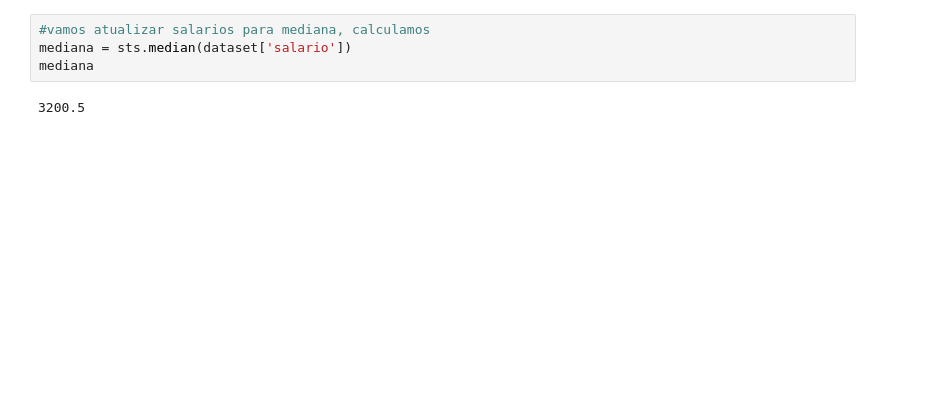
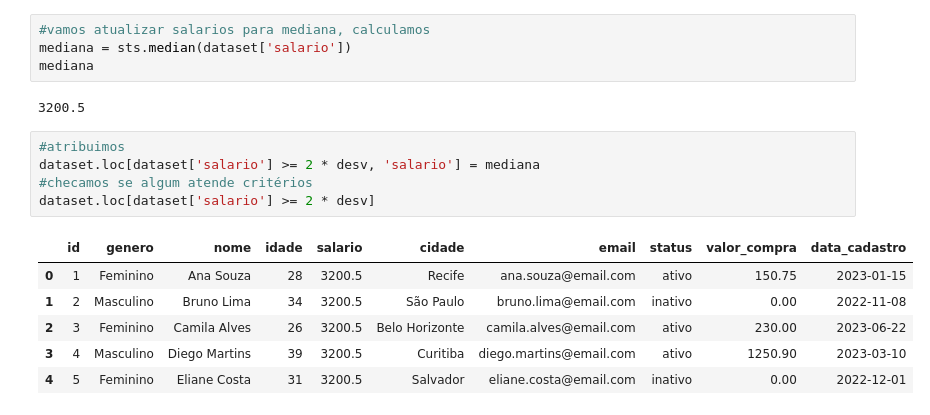
Before and after one commit to VitoriaN27/Python, a Jupyter notebook: limpezadedados.ipynb, the cells around one changed output. Drawn from its saved outputs; the diff is of its cells as text; blank space fills up the shorter version.

Commit message:
atribuindo e checando griterios de salario

```diff
--- a/limpezadedados.ipynb
+++ b/limpezadedados.ipynb
@@ -268,3 +268,15 @@ mediana = sts.median(dataset['salario'])
 mediana
 # %% [output]
 3200.5
+# %%
+#atribuimos
+dataset.loc[dataset['salario'] >= 2 * desv, 'salario'] = mediana
+#checamos se algum atende critérios
+dataset.loc[dataset['salario'] >= 2 * desv]
+# %% [output]
+|  | id | genero | nome | idade | salario | cidade | email | status | valor_compra | data_cadastro |
+| 0 | 1 | Feminino | Ana Souza | 28 | 3200.5 | Recife | ana.souza@email.com | ativo | 150.75 | 2023-01-15 |
+| 1 | 2 | Masculino | Bruno Lima | 34 | 3200.5 | São Paulo | bruno.lima@email.com | inativo | 0.00 | 2022-11-08 |
+| 2 | 3 | Feminino | Camila Alves | 26 | 3200.5 | Belo Horizonte | camila.alves@email.com | ativo | 230.00 | 2023-06-22 |
+| 3 | 4 | Masculino | Diego Martins | 39 | 3200.5 | Curitiba | diego.martins@email.com | ativo | 1250.90 | 2023-03-10 |
+| 4 | 5 | Feminino | Eliane Costa | 31 | 3200.5 | Salvador | eliane.costa@email.com | inativo | 0.00 | 2022-12-01 |
```
